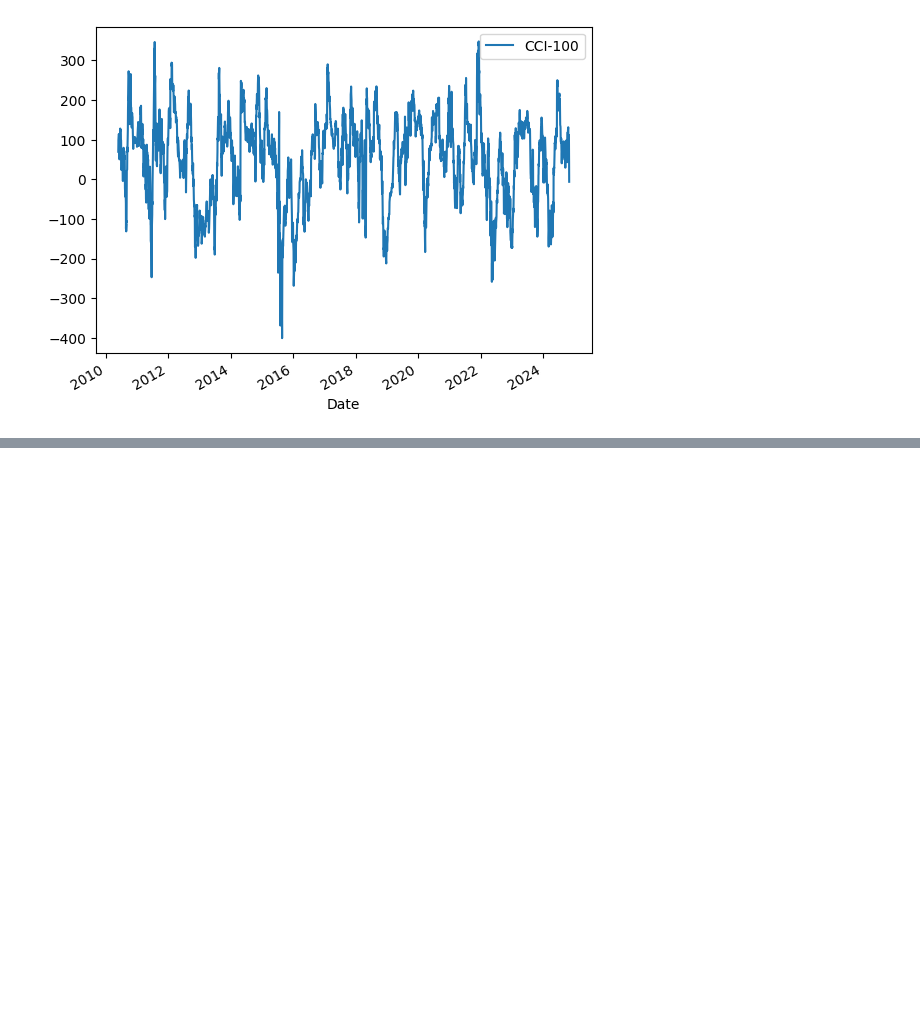
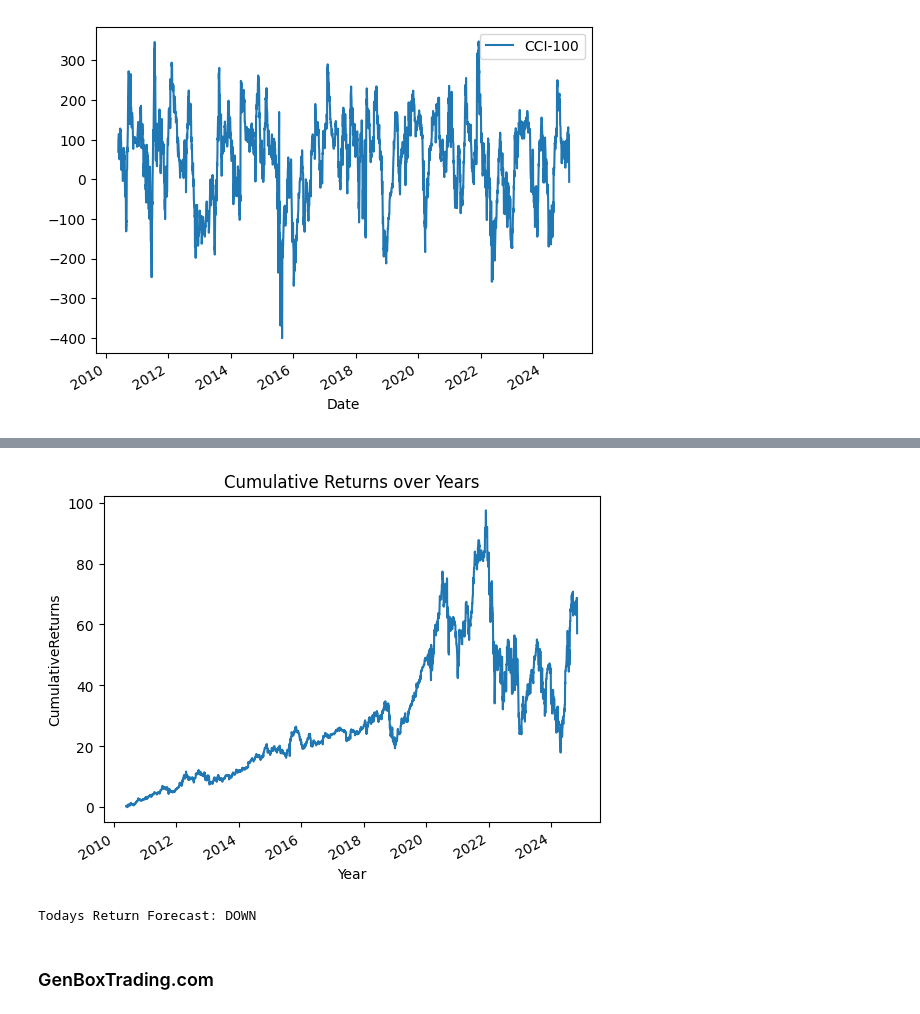
Before and after one commit to kcrachapudi/KalAnalysis, a Jupyter notebook: Jupyter/Udemy-ML-Python-Stock-Trading.ipynb, the cells around one changed output, grey strips where cells are left out. Drawn from its saved outputs; the diff is of its cells as text; code cells hidden in the pictures; blank space fills up the shorter version.

```diff
--- a/Jupyter/Udemy-ML-Python-Stock-Trading.ipynb
+++ b/Jupyter/Udemy-ML-Python-Stock-Trading.ipynb
@@ -113,0 +206,21 @@ dfData.plot(y='CCI-100')
+# %%
+dfData['CumulativeReturns'].plot()
+# Add labels
+plt.xlabel('Year')
+plt.ylabel('CumulativeReturns')
+plt.title('Cumulative Returns over Years')
+
+# Show the plot
+plt.show()
+# %% [output]
+[figure, added]
+# %%
+prediction = dfData.iloc[-1]['Prediction']
+if(prediction == 1):
+    print("Todays Return Forecast: UP")
+else:
+    print("Todays Return Forecast: DOWN")
+# %% [output]
+Todays Return Forecast: DOWN
+# %% [markdown]
+<h3><a>GenBoxTrading.com</a></h3>
```
Also changed, not shown: parts of 7 cells of this notebook, 1 other file.
